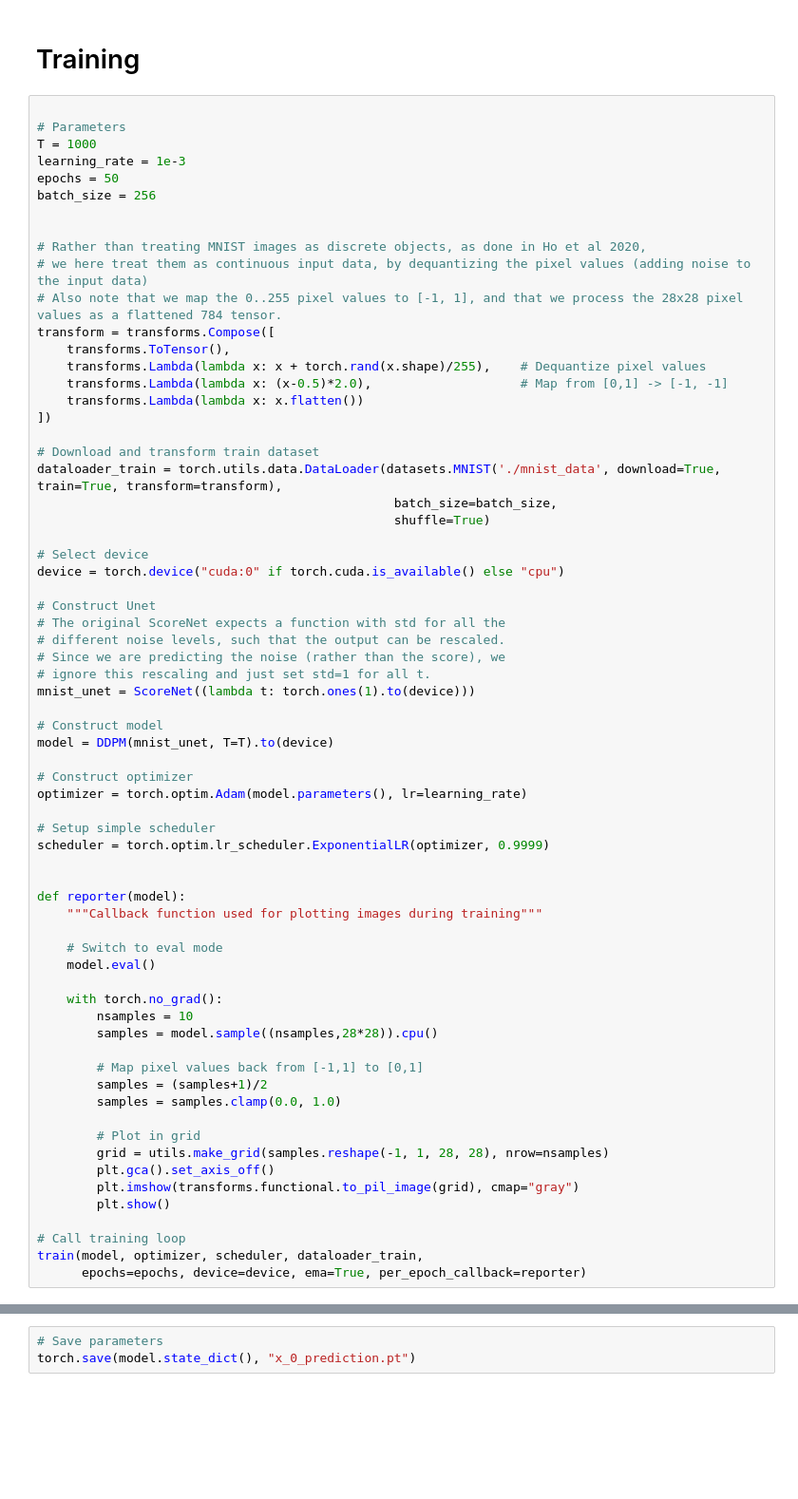
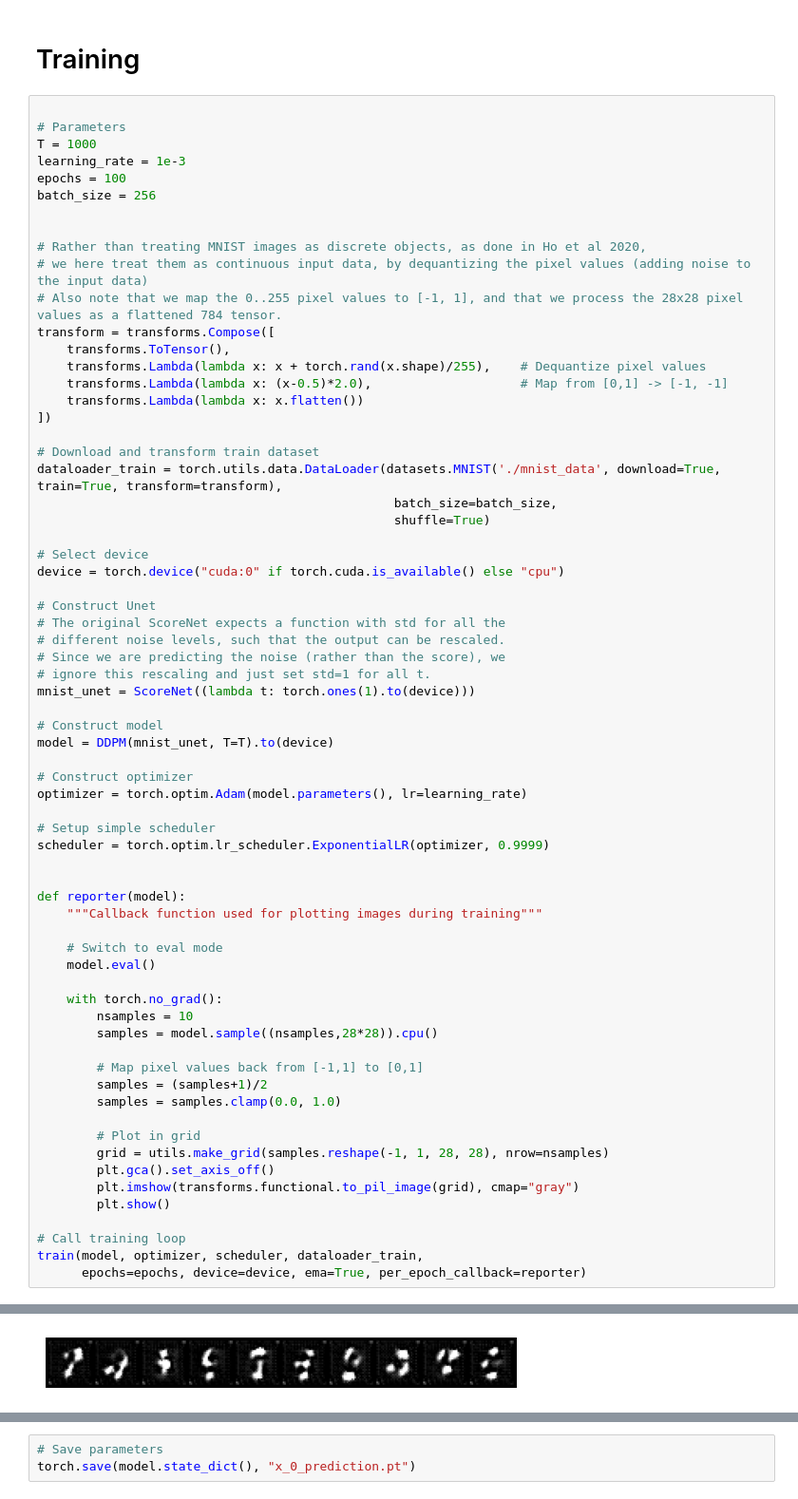
Before and after one commit to trnhatnam/PML_MNIST_Diffusion, a Jupyter notebook: mnist_ddpm_solution_x_0_prediction_.ipynb, the cells around one changed output, grey strips where cells are left out. Shown at 95% size. Saved outputs shown, nothing was run; the diff lists cells and outputs as text; blank space fills up the shorter version.

```diff
--- a/mnist_ddpm_solution_x_0_prediction_.ipynb
+++ b/mnist_ddpm_solution_x_0_prediction_.ipynb
@@ -392,7 +392,7 @@ def train(model, optimizer, scheduler, dataloader, epochs, device, ema=True, per
 # Parameters
 T = 1000
 learning_rate = 1e-3
-epochs = 50
+epochs = 100
 batch_size = 256
 
 
@@ -454,3 +454,4 @@ def reporter(model):
 # Call training loop
 train(model, optimizer, scheduler, dataloader_train,
       epochs=epochs, device=device, ema=True, per_epoch_callback=reporter)
+# %% [output]
@@ -456,0 +489 @@ train(model, optimizer, scheduler, dataloader_train,
+[figure, added]
```
Also changed, not shown: parts of 6 cells of this notebook.
